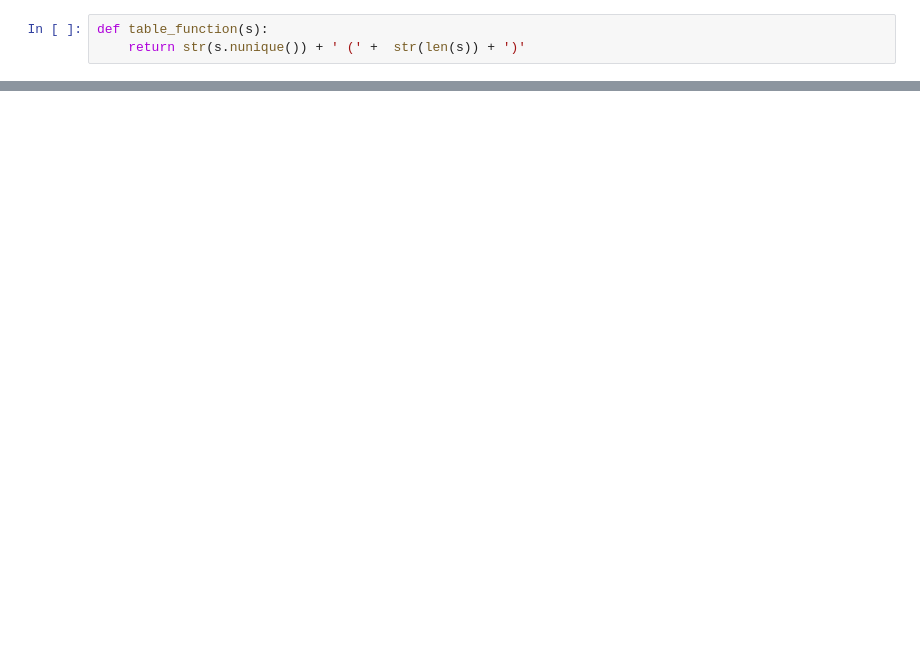
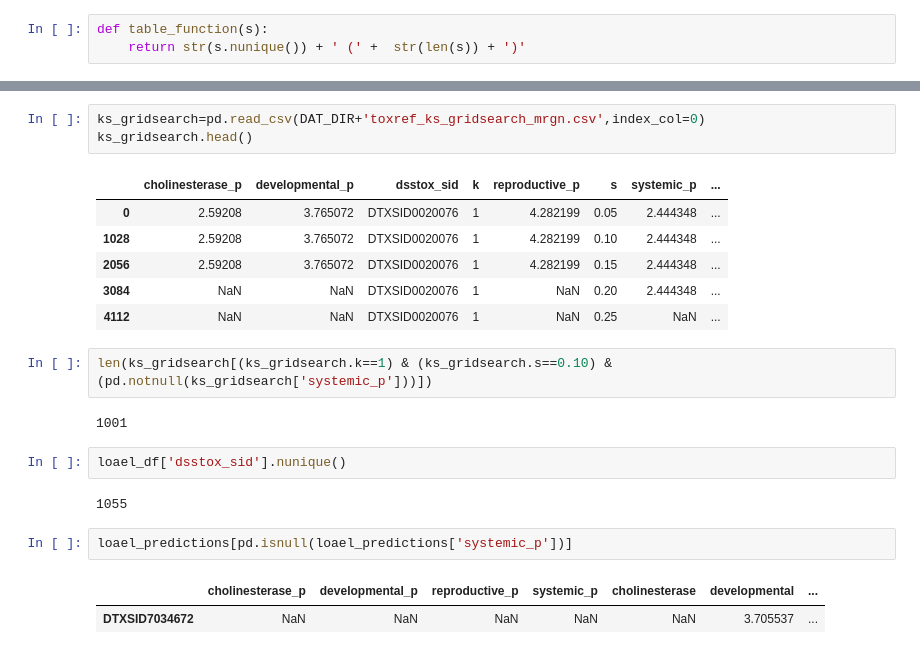
Before and after one commit to georgehelman/genra, a Jupyter notebook: notebooks/rax/toxref/toxref-manuscript.ipynb, the cells around one changed output, grey strips where cells are left out. Cells and saved outputs as stored; diff of their text form; blank space fills up the shorter version.

```diff
--- a/notebooks/rax/toxref/toxref-manuscript.ipynb
+++ b/notebooks/rax/toxref/toxref-manuscript.ipynb
@@ -468,0 +422,23 @@ study_category_tally.to_csv(DAT_DIR+'study_category_tally.csv')
+# %%
+ks_gridsearch=pd.read_csv(DAT_DIR+'toxref_ks_gridsearch_mrgn.csv',index_col=0)
+ks_gridsearch.head()
+# %% [output]
+|  | cholinesterase_p | developmental_p | dsstox_sid | k | reproductive_p | s | systemic_p | ... |
+| 0 | 2.59208 | 3.765072 | DTXSID0020076 | 1 | 4.282199 | 0.05 | 2.444348 | ... |
+| 1028 | 2.59208 | 3.765072 | DTXSID0020076 | 1 | 4.282199 | 0.10 | 2.444348 | ... |
+| 2056 | 2.59208 | 3.765072 | DTXSID0020076 | 1 | 4.282199 | 0.15 | 2.444348 | ... |
+| 3084 | NaN | NaN | DTXSID0020076 | 1 | NaN | 0.20 | 2.444348 | ... |
+| 4112 | NaN | NaN | DTXSID0020076 | 1 | NaN | 0.25 | NaN | ... |
+# %%
+len(ks_gridsearch[(ks_gridsearch.k==1) & (ks_gridsearch.s==0.10) & (pd.notnull(ks_gridsearch['systemic_p']))])
+# %% [output]
+1001
+# %%
+loael_df['dsstox_sid'].nunique()
+# %% [output]
+1055
+# %%
+loael_predictions[pd.isnull(loael_predictions['systemic_p'])]
+# %% [output]
+|  | cholinesterase_p | developmental_p | reproductive_p | systemic_p | cholinesterase | developmental | ... |
+| DTXSID7034672 | NaN | NaN | NaN | NaN | NaN | 3.705537 | ... |
```
Also changed, not shown: parts of 18 cells of this notebook, 3 other files.
